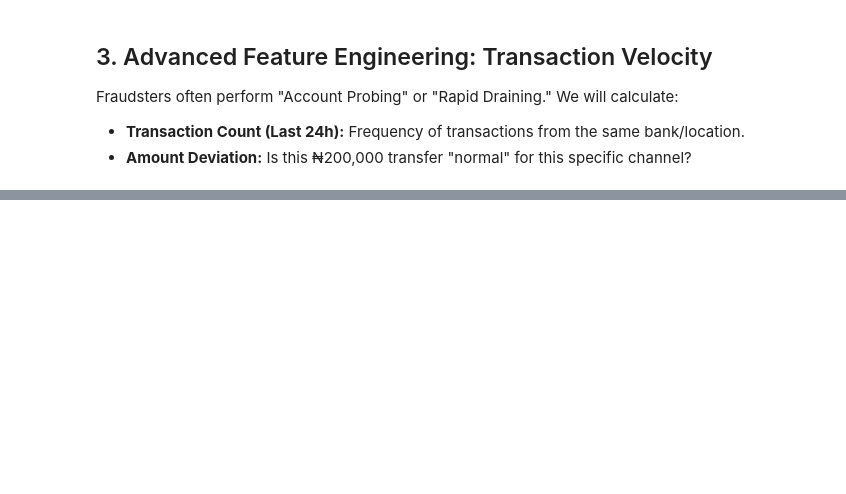
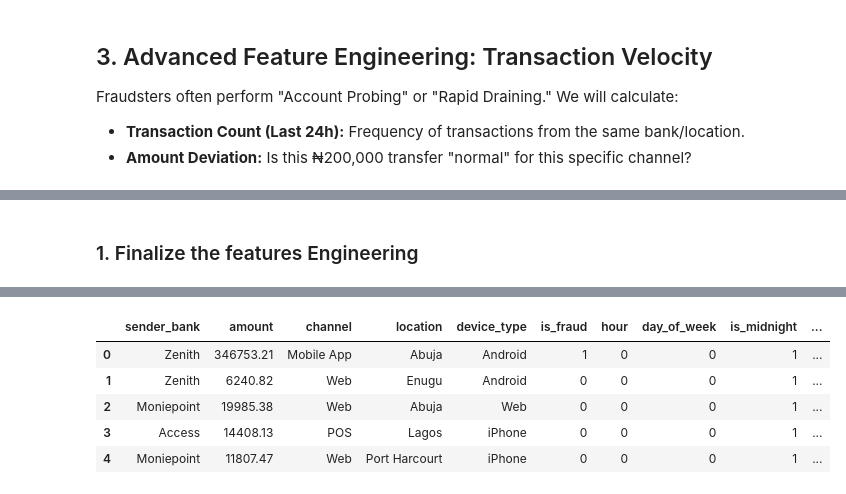
Before and after one commit to celpha2svx/sentinel-fraud-detection, a Jupyter notebook: notebooks/Experiments/01_eda_and_feature.ipynb, the cells around one changed output, grey strips where cells are left out. Drawn from its saved outputs; the diff is of its cells as text; code cells hidden in the pictures; blank space fills up the shorter version.

```diff
--- a/notebooks/Experiments/01_eda_and_feature.ipynb
+++ b/notebooks/Experiments/01_eda_and_feature.ipynb
@@ -113,14 +151,15 @@ df_final = engineer_velocity_features(df_engineered)
+# %% [markdown]
+### 1. Finalize the features Engineering
 # %%
-# 1. Finalize the features
-df_final = engineer_velocity_features(df_engineered)
 
-# 2. Drop columns we don't need for the ML model
+# 1. Drop columns
 cols_to_drop = ['timestamp', 'transaction_id']
 ml_ready_df = df_final.drop(columns=cols_to_drop)
 
-# 3. Save as Parquet
+# 2. Save as Parquet
 file_output = '../../data/nigerian_fraud_features.parquet'
 ml_ready_df.to_parquet(file_output, index=False)
 
 logger.info(f"Feature Engineering Complete. Data saved to {file_output}")
 ml_ready_df.head()
+# %% [output]
@@ -126,0 +167,6 @@ ml_ready_df.head()
+|  | sender_bank | amount | channel | location | device_type | is_fraud | hour | day_of_week | is_midnight | ... |
+| 0 | Zenith | 346753.21 | Mobile App | Abuja | Android | 1 | 0 | 0 | 1 | ... |
+| 1 | Zenith | 6240.82 | Web | Enugu | Android | 0 | 0 | 0 | 1 | ... |
+| 2 | Moniepoint | 19985.38 | Web | Abuja | Web | 0 | 0 | 0 | 1 | ... |
+| 3 | Access | 14408.13 | POS | Lagos | iPhone | 0 | 0 | 0 | 1 | ... |
+| 4 | Moniepoint | 11807.47 | Web | Port Harcourt | iPhone | 0 | 0 | 0 | 1 | ... |
```
Also changed, not shown: parts of 5 cells of this notebook, 5 other files.
